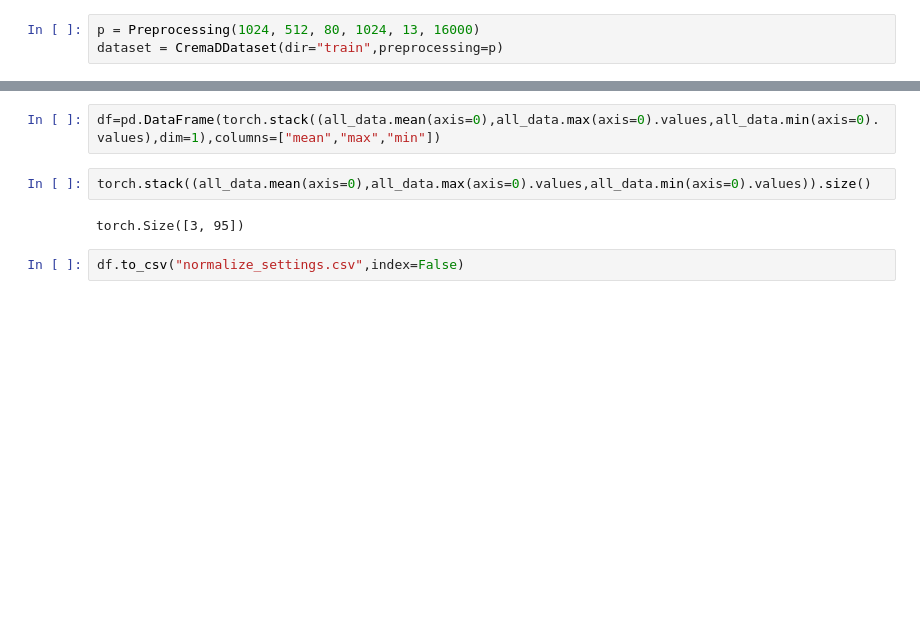
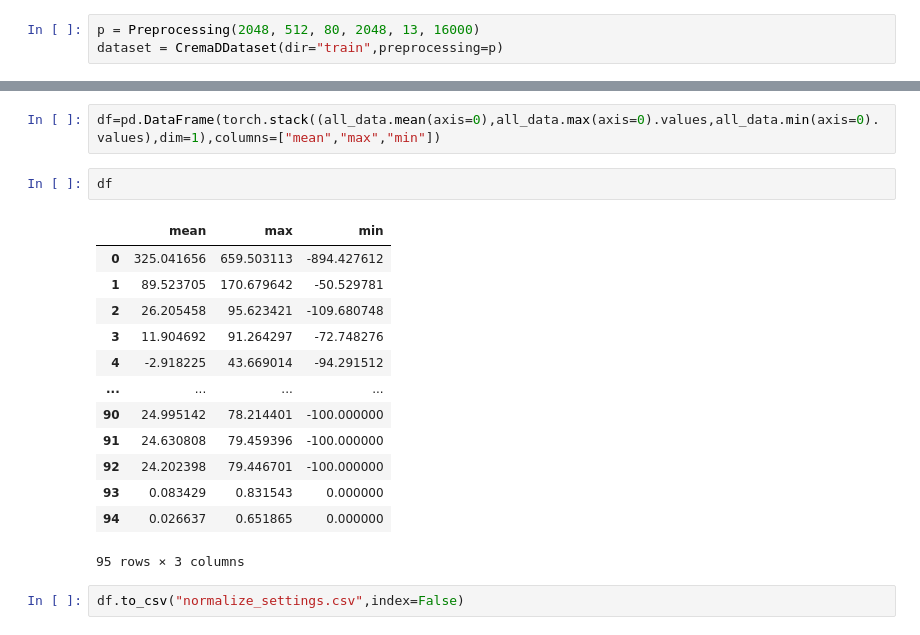
Before and after one commit to sbstnvsqz0/EL7060, a Jupyter notebook: T2/pruebas.ipynb, the cells around one changed output, grey strips where cells are left out. Cells and saved outputs as stored; diff of their text form; blank space fills up the shorter version.

```diff
--- a/T2/pruebas.ipynb
+++ b/T2/pruebas.ipynb
@@ -544,3 +611,3 @@ Preprocessing()
 # %%
-p = Preprocessing(1024, 512, 80, 1024, 13, 16000)
+p = Preprocessing(2048, 512, 80, 2048, 13, 16000)
 dataset = CremaDDataset(dir="train",preprocessing=p)
@@ -572,10 +659,22 @@ for data, _,_ in dataset:
 all_data = torch.cat(data_list,axis=0)
 # %%
 df=pd.DataFrame(torch.stack((all_data.mean(axis=0),all_data.max(axis=0).values,all_data.min(axis=0).values),dim=1),columns=["mean","max","min"])
-# %%
-torch.stack((all_data.mean(axis=0),all_data.max(axis=0).values,all_data.min(axis=0).values)).size()
-# %% [output]
-torch.Size([3, 95])
+# %%
+df
+# %% [output]
+|  | mean | max | min |
+| 0 | 325.041656 | 659.503113 | -894.427612 |
+| 1 | 89.523705 | 170.679642 | -50.529781 |
+| 2 | 26.205458 | 95.623421 | -109.680748 |
+| 3 | 11.904692 | 91.264297 | -72.748276 |
+| 4 | -2.918225 | 43.669014 | -94.291512 |
+| ... | ... | ... | ... |
+| 90 | 24.995142 | 78.214401 | -100.000000 |
+| 91 | 24.630808 | 79.459396 | -100.000000 |
+| 92 | 24.202398 | 79.446701 | -100.000000 |
+| 93 | 0.083429 | 0.831543 | 0.000000 |
+| 94 | 0.026637 | 0.651865 | 0.000000 |
+95 rows × 3 columns
 # %%
 df.to_csv("normalize_settings.csv",index=False)
 # %%
```
Also changed, not shown: parts of 14 cells of this notebook, 8 other files.
